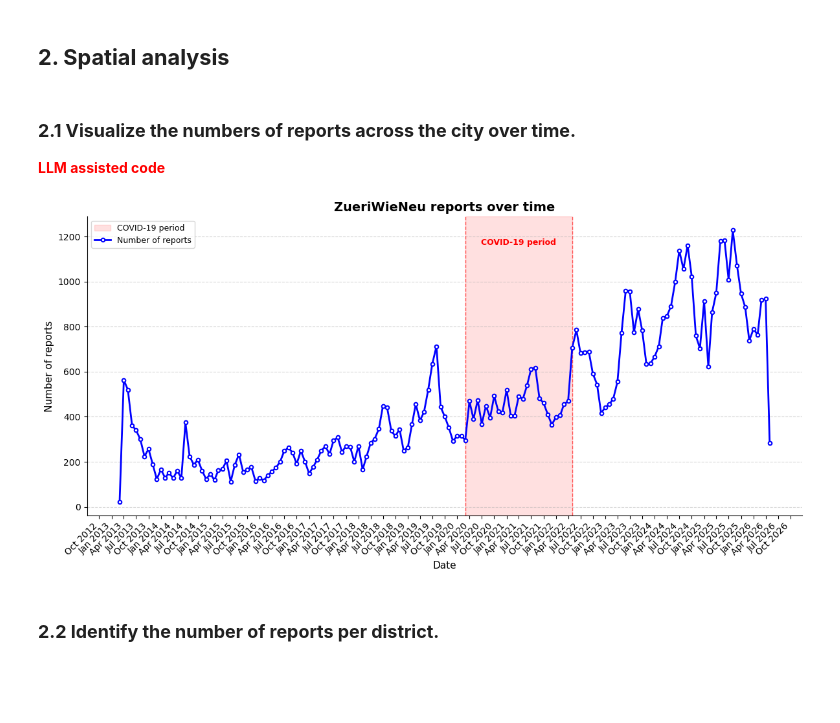
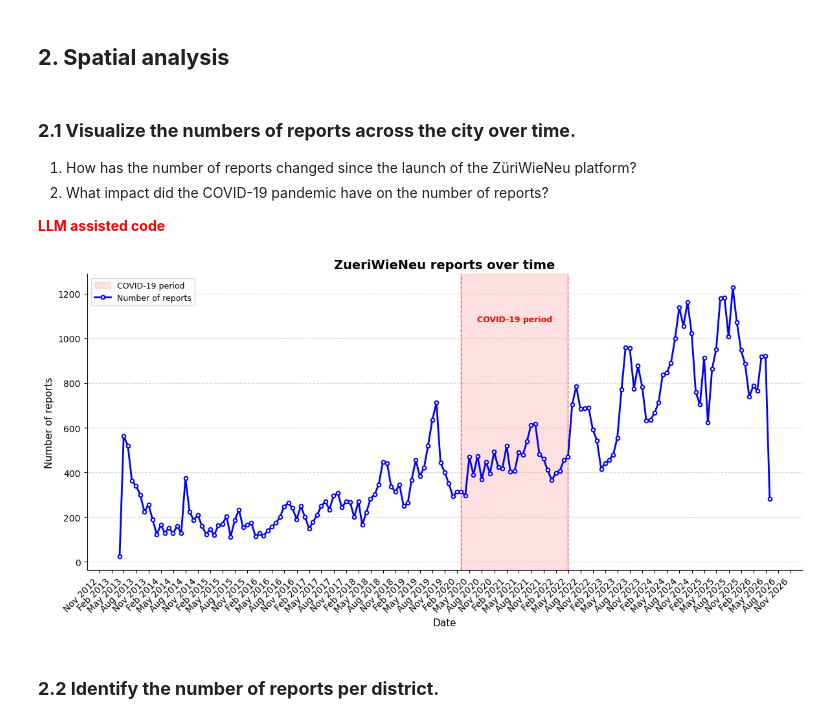
Before and after one commit to ChristophUZH/sds210-final-project, a Jupyter notebook: notebooks/programming_project_ZüriWieNeu.ipynb, the cells around one changed output. Saved outputs shown, nothing was run; the diff lists cells and outputs as text; code cells hidden in the pictures; blank space fills up the shorter version.

```diff
--- a/notebooks/programming_project_ZüriWieNeu.ipynb
+++ b/notebooks/programming_project_ZüriWieNeu.ipynb
@@ -908,6 +908,9 @@ No duplicate values found.
 ## **2. Spatial analysis**
 # %% [markdown]
 ### **2.1 Visualize the numbers of reports across the city over time.**
+
+1. How has the number of reports changed since the launch of the ZüriWieNeu platform?
+2. What impact did the COVID-19 pandemic have on the number of reports?
 
 <span style="color:red; font-weight:bold">
 LLM assisted code
@@ -917,15 +920,14 @@ import matplotlib.dates as mdates
 
 # cases as a synonym for reports
 
-# Aggregate reports
+# Aggregate reports by month
 cases_over_time = (
     zwn_zh_dist_pop_gdf
-    .groupby(zwn_zh_dist_pop_gdf["requested_date"].dt.to_period("M"))
+    .groupby(pd.Grouper(key="requested_date", freq="ME"))
     .size()
     .reset_index(name="count")
+    .sort_values("requested_date")
 )
-cases_over_time["requested_date"] = cases_over_time["requested_date"].dt.to_timestamp()
-cases_over_time = cases_over_time.sort_values("requested_date")
 
 # COVID-19 pandemic
 corona_start = pd.Timestamp("2020-03-01")
@@ -942,42 +944,43 @@ ax.axvline(corona_end,   color="red", linewidth=1, linestyle="--", alpha=0.6, zo
 
 # Showing the COVID-19 period in the plot
 y_max = cases_over_time["count"].max()
+
 ax.text(
     corona_start + (corona_end - corona_start) / 2,
-    y_max * 0.97,
+    y_max * 0.90,
     "COVID-19 period",
     ha="center", va="top", fontsize=9,
     color="red", fontweight="bold"
 )
 
 ax.plot(
     cases_over_time["requested_date"],
     cases_over_time["count"],
     color="blue",
     linewidth=2,
     marker="o",
     markersize=4,
     markerfacecolor="white",
     markeredgewidth=1.5,
     zorder=3,
     label="Number of reports"
 )
 
 # Formating the axes
 ax.xaxis.set_major_formatter(mdates.DateFormatter("%b %Y"))
 ax.xaxis.set_major_locator(mdates.MonthLocator(interval=3))
 plt.xticks(rotation=45, ha="right")
 ax.set_xlabel("Date", fontsize=11)
 ax.set_ylabel("Number of reports", fontsize=11)
 ax.set_title("ZueriWieNeu reports over time", fontsize=14, fontweight="bold")
 ax.legend(fontsize=9)
 ax.grid(axis="y", linestyle="--", alpha=0.5)
 ax.spines[["top", "right"]].set_visible(False)
 plt.tight_layout()
 fig.savefig("outputs/zwn_reports_over_time.png", bbox_inches="tight")
 plt.show()
 # %% [output]
-[figure, old version]
+[figure, new version]
 # %% [markdown]
 ### **2.2 Identify the number of reports per district.**
 # %%
```
Also changed, not shown: parts of 10 cells of this notebook, 6 other files.
